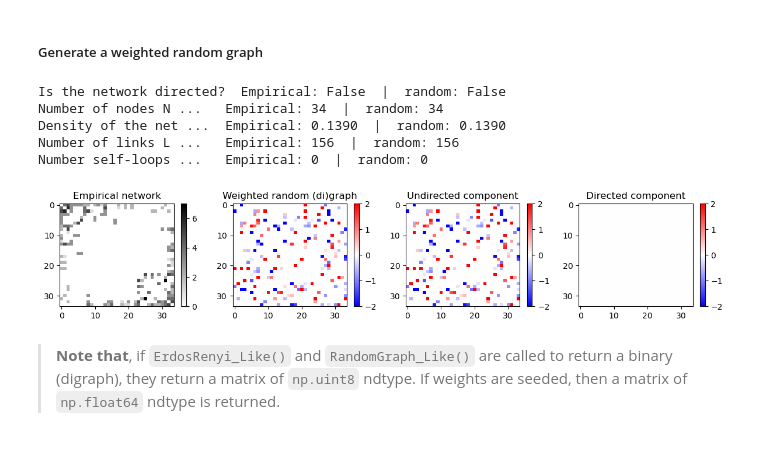
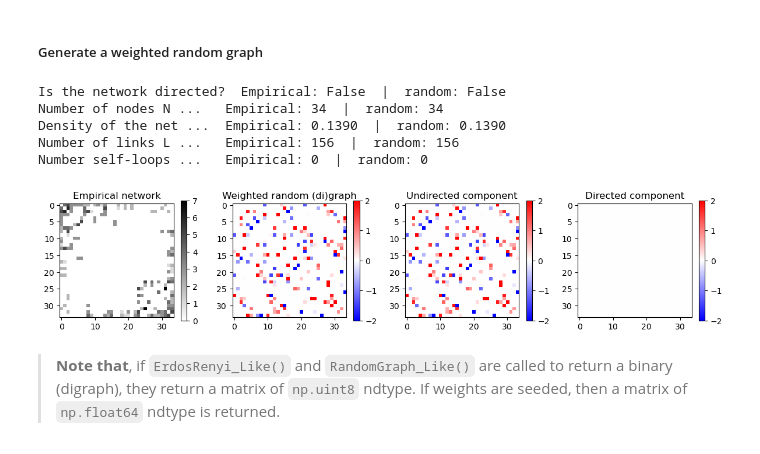
Before and after one commit to gorkazl/pyGAlib, a Jupyter notebook: Examples/WeightedGraphs_Intro.ipynb, the cells around one changed output. Saved outputs shown, nothing was run; the diff lists cells and outputs as text; code cells hidden in the pictures.

```diff
--- a/Examples/WeightedGraphs_Intro.ipynb
+++ b/Examples/WeightedGraphs_Intro.ipynb
@@ -488,37 +582,37 @@ wrnet_dir = wrnet * mask_dir
 
 # Plot the figure
 plt.figure(figsize=(12,2.5))
 
 plt.subplot(1,4,1)
 plt.title( 'Empirical network' )
-plt.imshow(realnet, cmap='gray_r', aspect='auto')
+plt.imshow(realnet, cmap='gray_r')
 plt.colorbar()
 
 plt.subplot(1,4,2)
 plt.title( 'Weighted random (di)graph' )
-plt.imshow(wrnet, cmap='bwr', aspect='auto')
+plt.imshow(wrnet, cmap='bwr')
 plt.clim(-2,2)
 plt.colorbar()
 
 plt.subplot(1,4,3)
 plt.title( 'Undirected component' )
-plt.imshow(wrnet_und, cmap='bwr', aspect='auto')
+plt.imshow(wrnet_und, cmap='bwr')
 plt.clim(-2,2)
 plt.colorbar()
 
 plt.subplot(1,4,4)
 plt.title( 'Directed component' )
-plt.imshow(wrnet_dir, cmap='bwr', aspect='auto')
+plt.imshow(wrnet_dir, cmap='bwr')
 plt.clim(-2,2)
 plt.colorbar()
 
 plt.tight_layout()
 # %% [output]
 Is the network directed?  Empirical: False  |  random: False
 Number of nodes N ...   Empirical: 34  |  random: 34
 Density of the net ...  Empirical: 0.1390  |  random: 0.1390
 Number of links L ...   Empirical: 156  |  random: 156
 Number self-loops ...   Empirical: 0  |  random: 0
-[figure, old version]
+[figure, new version]
 # %% [markdown]
 > **Note that**, if `ErdosRenyi_Like()` and `RandomGraph_Like()` are called to return a binary (digraph), they return a matrix of `np.uint8` ndtype. If weights are seeded, then a matrix of `np.float64` ndtype is returned.
```
Also changed, not shown: parts of 28 cells of this notebook.
